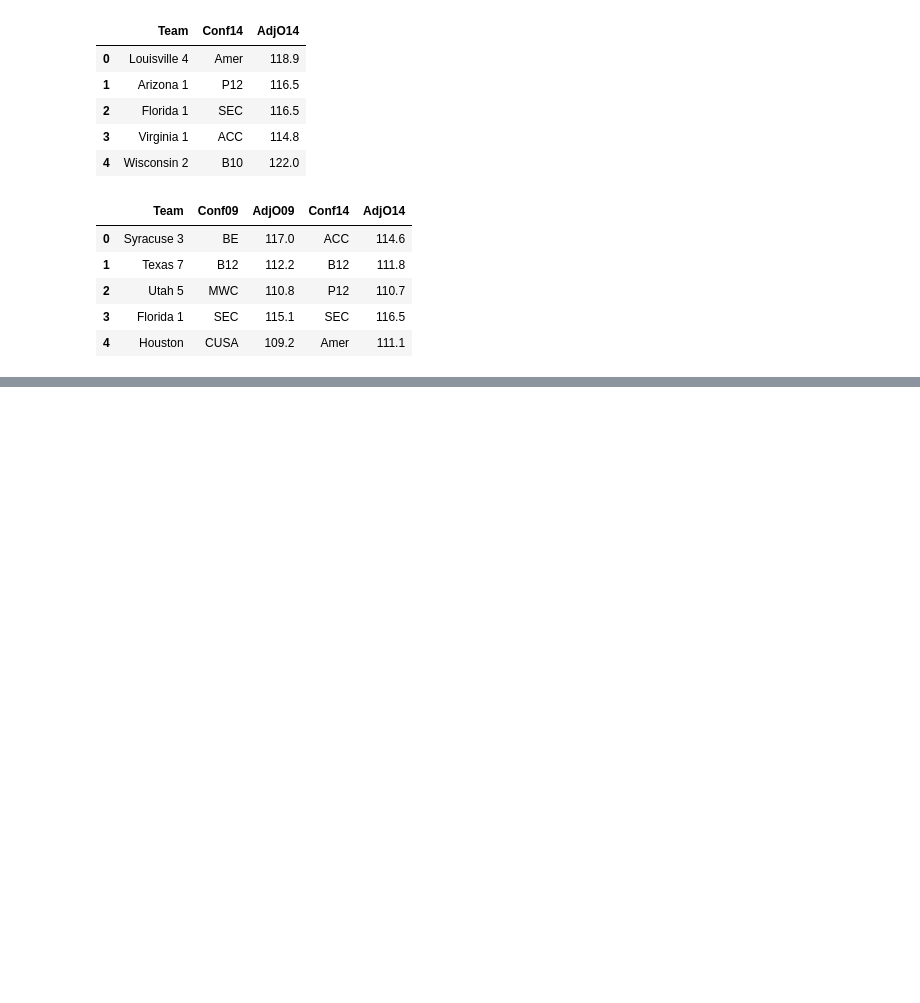
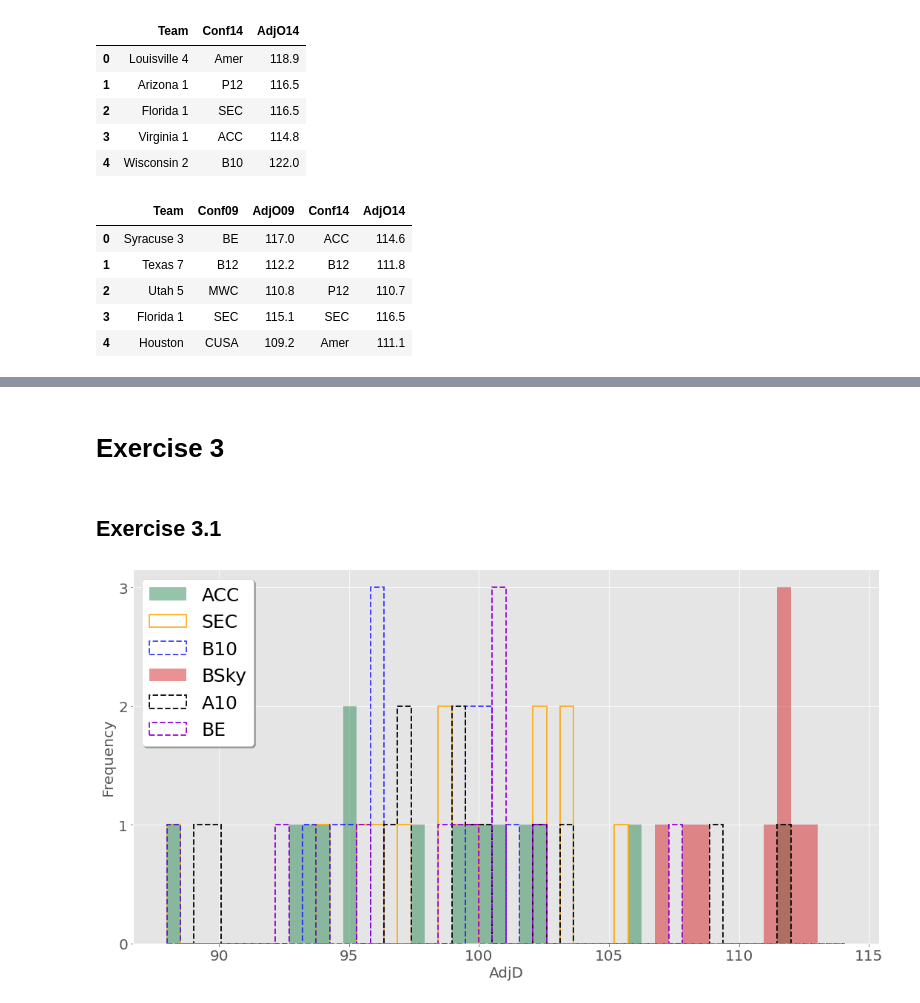
Before and after one commit to Kiril94/AMAS, a Jupyter notebook: Problem_set/Problem_set.ipynb, the cells around one changed output, grey strips where cells are left out. Saved outputs shown, nothing was run; the diff lists cells and outputs as text; code cells hidden in the pictures; blank space fills up the shorter version.

Commit message:
Exercise finished

```diff
--- a/Problem_set/Problem_set.ipynb
+++ b/Problem_set/Problem_set.ipynb
@@ -220,0 +199,41 @@ No handles with labels found to put in legend.
+# %% [markdown]
+# Exercise 3
+# %% [markdown]
+## Exercise 3.1
+# %%
+Conferences = ['ACC', 'SEC', 'B10', 'BSky', 'A10', 'BE']
+df14_5conf = df14[df14.Conf.isin(Conferences)]
+
+num_bins = 51
+max_adjd = df14_5conf['AdjD'].max()
+min_adjd = df14_5conf['AdjD'].min()
+bins_adjd = np.arange(min_adjd, max_adjd, (max_adjd-min_adjd)/num_bins )
+# %%
+colors = vis.Color_palette(0)
+colors[0] = 'seagreen'
+colors[1] = 'orange'
+colors[2] = 'b'
+colors[4] = 'k'
+colors[5] = 'darkviolet'
+histtypes = ['bar', 'step', 'step', 'bar', 'step', 'step', 'step']
+histlinestyles = ['solid','solid','dashed','solid','dashed', 'dashed', 'dashed']
+alphas = [.5, .8,.7,.5,.9, .9,.9]
+#actual plot
+fig, ax = plt.subplots(figsize = (15,8))
+for i in range(len(Conferences)):
+    df_temp = df14_5conf[df14_5conf.Conf.isin([Conferences[i]])]
+    ser_temp = df_temp.AdjD
+    save_fig = False
+    if i == len(Conferences)-1:
+        save_fig = True
+    x, y, sy, binwidth, fig, ax = vis.nice_histogram(ser_temp, bins_adjd, show_plot = False,
+                                                             axis = ax, save = save_fig, figname='ex3_1.pdf',
+                                                            figure = fig, data_label_hist = Conferences[i],
+                                                             color_hist = colors[i], plot_errors = False,
+                                                            plot_hist = True, legend_loc=2, histtype = histtypes[i],
+                                                            hist_alpha = alphas[i], hist_linestyle = histlinestyles[i],
+                                                            legend_fs = 25, xlabel = 'AdjD')
+    ax.yaxis.set_major_locator(MaxNLocator(integer=True))
+fig
+# %% [output]
+[figure, added]
```
Also changed, not shown: parts of 34 cells of this notebook, 4 other files.
